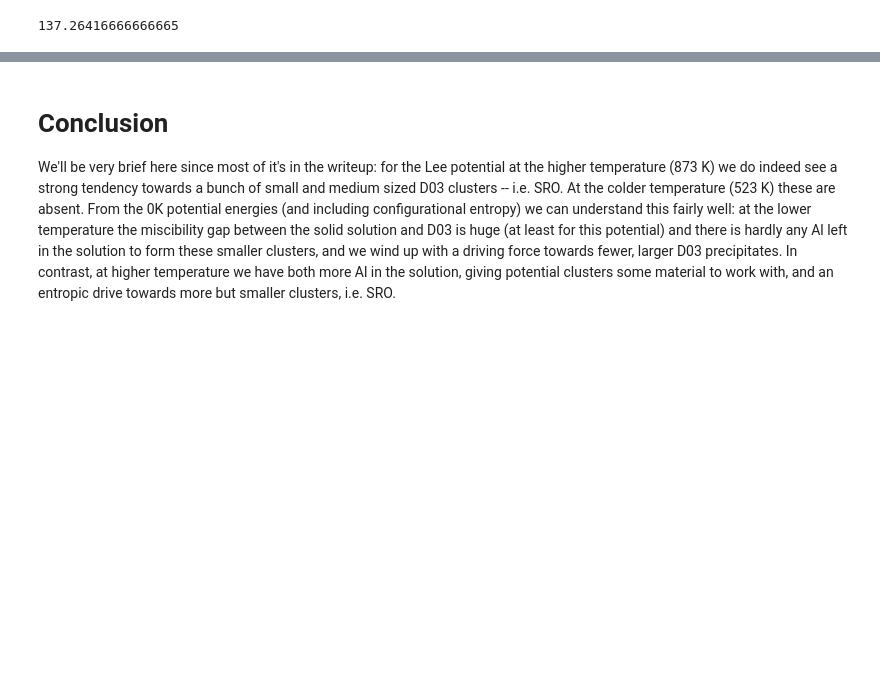
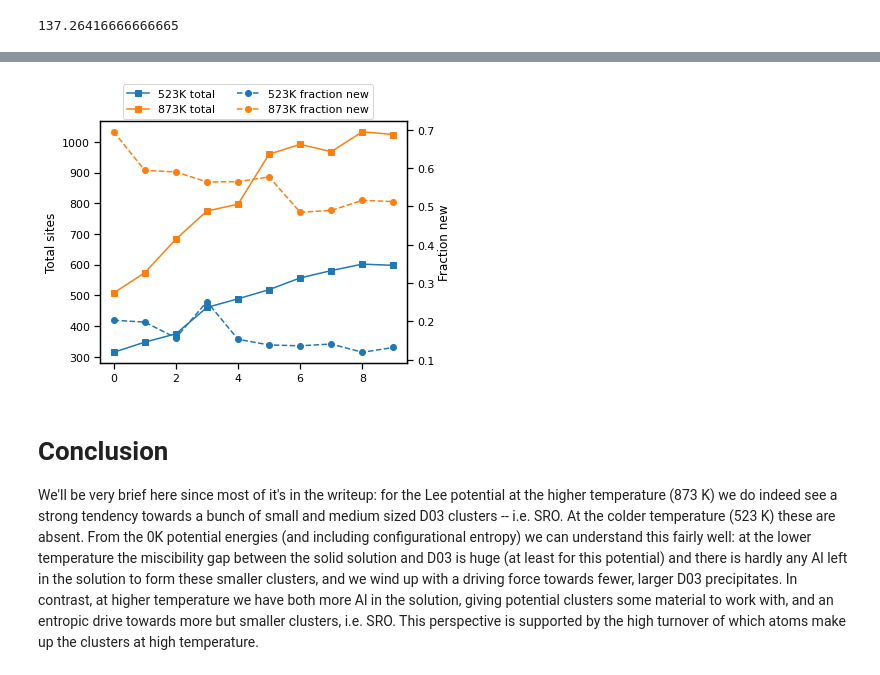
Before and after one commit to liamhuber/FeAl_solution, a Jupyter notebook: project.ipynb, the cells around one changed output, grey strips where cells are left out. Saved outputs shown, nothing was run; the diff lists cells and outputs as text; code cells hidden in the pictures; blank space fills up the shorter version.

Commit message:
Investigate turnover of cluster composition

```diff
--- a/project.ipynb
+++ b/project.ipynb
@@ -739,4 +752,43 @@ pr.job_table()['totalcputime'].values.sum() / 3600
+# %%
+def get_all_phase_ids(cluster, phase='d03'):
+    return np.concatenate([
+        np.concatenate(id_list)
+        for k, id_list in cluster.data.items()
+        if phase in k
+    ])
+# %%
+def compare_sets(new_set, old_set):
+    union = np.union1d(now, before)
+    diff = np.setdiff1d(now, before)
+    return [len(now), len(diff)]
+# %%
+turnover_stats = {}
+for k, dict_ in through_time.items():
+    before = get_all_phase_ids(dict_[0])
+    stats = []
+    for n in np.arange(1, len(dict_)):
+        now = get_all_phase_ids(dict_[n])
+        stats.append(compare_sets(now, before))
+        before = now
+    turnover_stats[k] = np.array(stats).T
+# %%
+fig, ax_total = plt.subplots()
+ax_turnover = ax_total.twinx()
+colors_ = sns.color_palette(n_colors=2)
+
+for c, (k, v) in zip(colors_, turnover_stats.items()):
+    T = k.split(' ')[-1]
+    ax_turnover.plot(v[1] / v[0], label=T + ' fraction new', marker='o', linestyle='--', color=c)
+    ax_total.plot(v[0], label=T + ' total', marker='s', color=c)
+ax_turnover.set_xlabel('Dump frame')
+ax_turnover.set_ylabel('Fraction new')
+ax_total.set_ylabel('Total sites')
+fig.legend(loc='upper center', ncol=2, bbox_to_anchor=(0.5, 1.1))
+fig.tight_layout()
+fig
+# %% [output]
+[figure, added]
 # %% [markdown]
 # Conclusion
 
-We'll be very brief here since most of it's in the writeup: for the Lee potential at the higher temperature (873 K) we do indeed see a strong tendency towards a bunch of small and medium sized D03 clusters -- i.e. SRO. At the colder temperature (523 K) these are absent. From the 0K potential energies (and including configurational entropy) we can understand this fairly well: at the lower temperature the miscibility gap between the solid solution and D03 is huge (at least for this potential) and there is hardly any Al left in the solution to form these smaller clusters, and we wind up with a driving force towards fewer, larger D03 precipitates. In contrast, at higher temperature we have both more Al in the solution, giving potential clusters some material to work with, and an entropic drive towards more but smaller clusters, i.e. SRO.
+We'll be very brief here since most of it's in the writeup: for the Lee potential at the higher temperature (873 K) we do indeed see a strong tendency towards a bunch of small and medium sized D03 clusters -- i.e. SRO. At the colder temperature (523 K) these are absent. From the 0K potential energies (and including configurational entropy) we can understand this fairly well: at the lower temperature the miscibility gap between the solid solution and D03 is huge (at least for this potential) and there is hardly any Al left in the solution to form these smaller clusters, and we wind up with a driving force towards fewer, larger D03 precipitates. In contrast, at higher temperature we have both more Al in the solution, giving potential clusters some material to work with, and an entropic drive towards more but smaller clusters, i.e. SRO. This perspective is supported by the high turnover of which atoms make up the clusters at high temperature.
```
Also changed, not shown: parts of 6 cells of this notebook, 7 other files.
